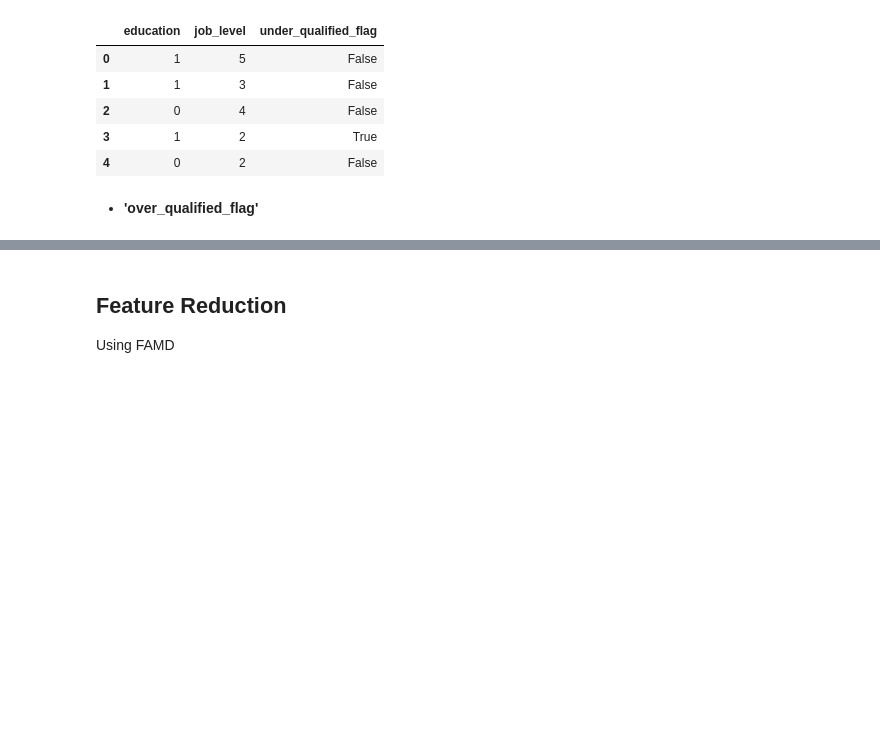
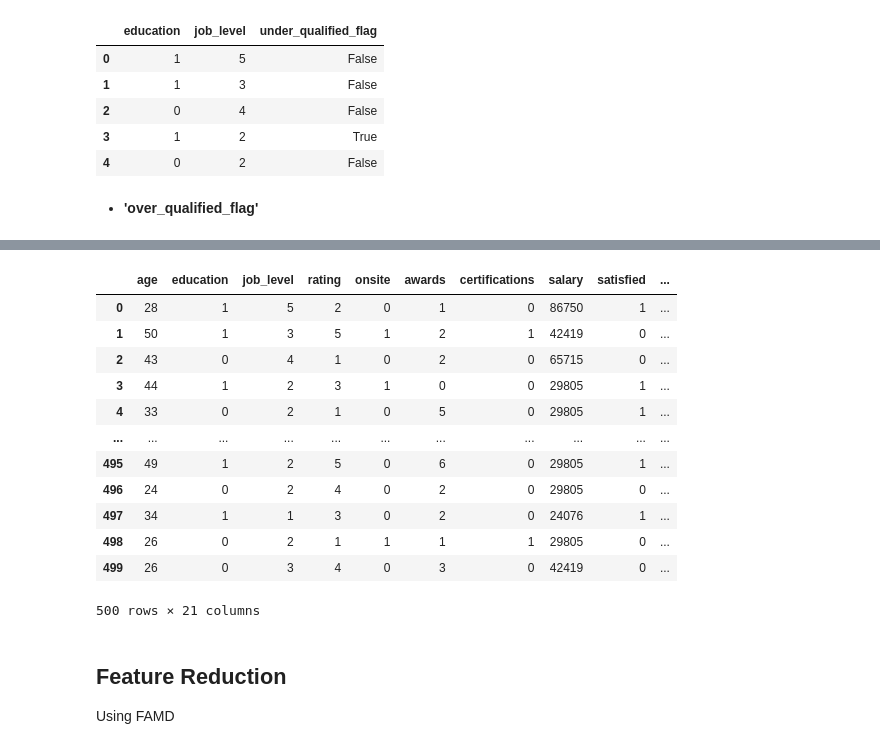
Before and after one commit to JustLazy-Forever/Predicting-Job-Satisfaction, a Jupyter notebook: Job Satisfaction_Data_Wrangling.ipynb, the cells around one changed output, grey strips where cells are left out. Cells and saved outputs as stored; diff of their text form; code cells hidden in the pictures; blank space fills up the shorter version.

```diff
--- a/Job Satisfaction_Data_Wrangling.ipynb
+++ b/Job Satisfaction_Data_Wrangling.ipynb
@@ -1210,6 +1224,22 @@ Name: count, dtype: int64
 | 2 | 0 | 4 | True |
 | 3 | 1 | 2 | False |
 | 4 | 0 | 2 | True |
+# %%
+df_new.drop("Unnamed: 0", axis = 1)
+# %% [output]
+|  | age | education | job_level | rating | onsite | awards | certifications | salary | satisfied | ... |
+| 0 | 28 | 1 | 5 | 2 | 0 | 1 | 0 | 86750 | 1 | ... |
+| 1 | 50 | 1 | 3 | 5 | 1 | 2 | 1 | 42419 | 0 | ... |
+| 2 | 43 | 0 | 4 | 1 | 0 | 2 | 0 | 65715 | 0 | ... |
+| 3 | 44 | 1 | 2 | 3 | 1 | 0 | 0 | 29805 | 1 | ... |
+| 4 | 33 | 0 | 2 | 1 | 0 | 5 | 0 | 29805 | 1 | ... |
+| ... | ... | ... | ... | ... | ... | ... | ... | ... | ... | ... |
+| 495 | 49 | 1 | 2 | 5 | 0 | 6 | 0 | 29805 | 1 | ... |
+| 496 | 24 | 0 | 2 | 4 | 0 | 2 | 0 | 29805 | 0 | ... |
+| 497 | 34 | 1 | 1 | 3 | 0 | 2 | 0 | 24076 | 1 | ... |
+| 498 | 26 | 0 | 2 | 1 | 1 | 1 | 1 | 29805 | 0 | ... |
+| 499 | 26 | 0 | 3 | 4 | 0 | 3 | 0 | 42419 | 0 | ... |
+500 rows × 21 columns
 # %% [markdown]
 ## **Feature Reduction**
 
```
Also changed, not shown: parts of 12 cells of this notebook.
